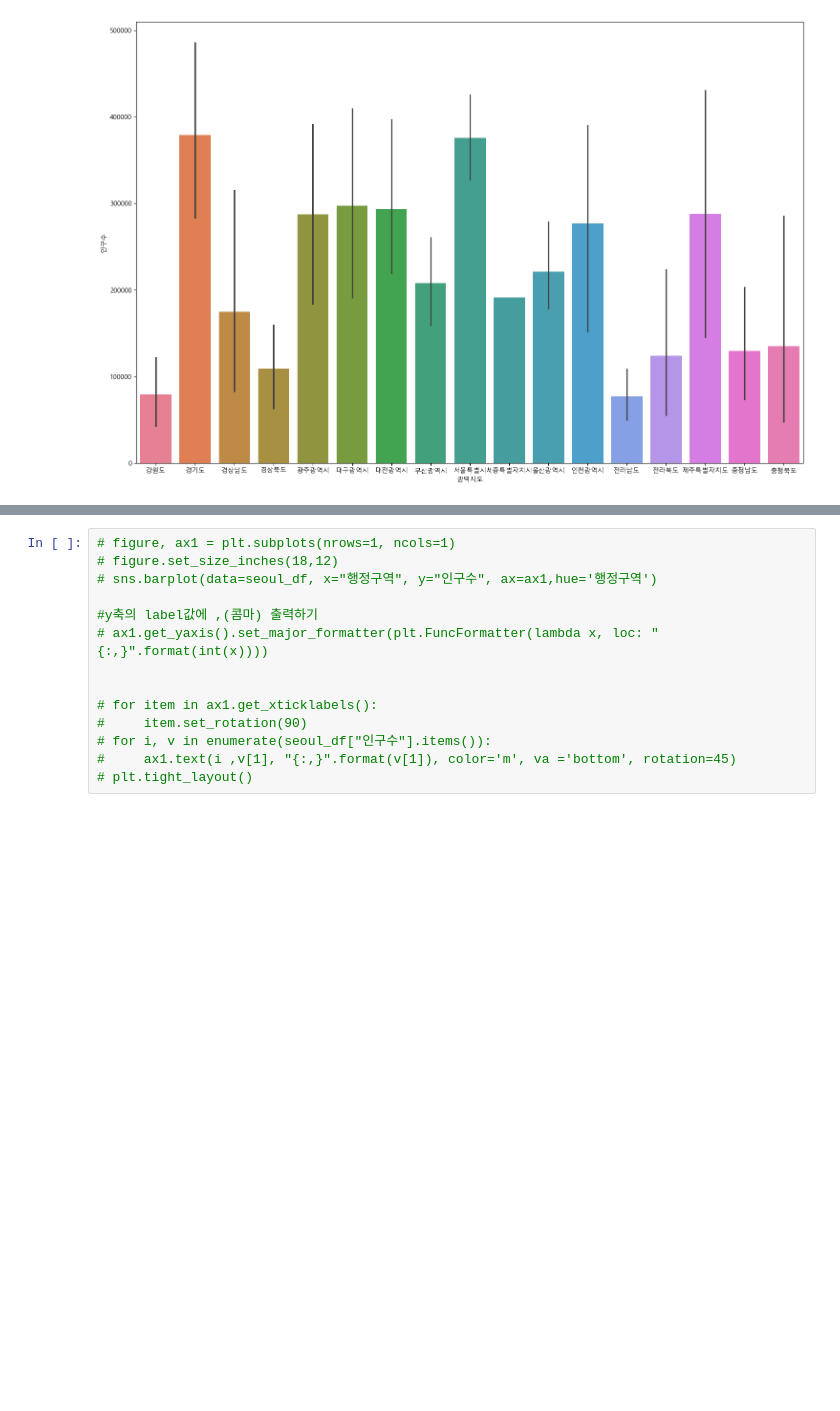
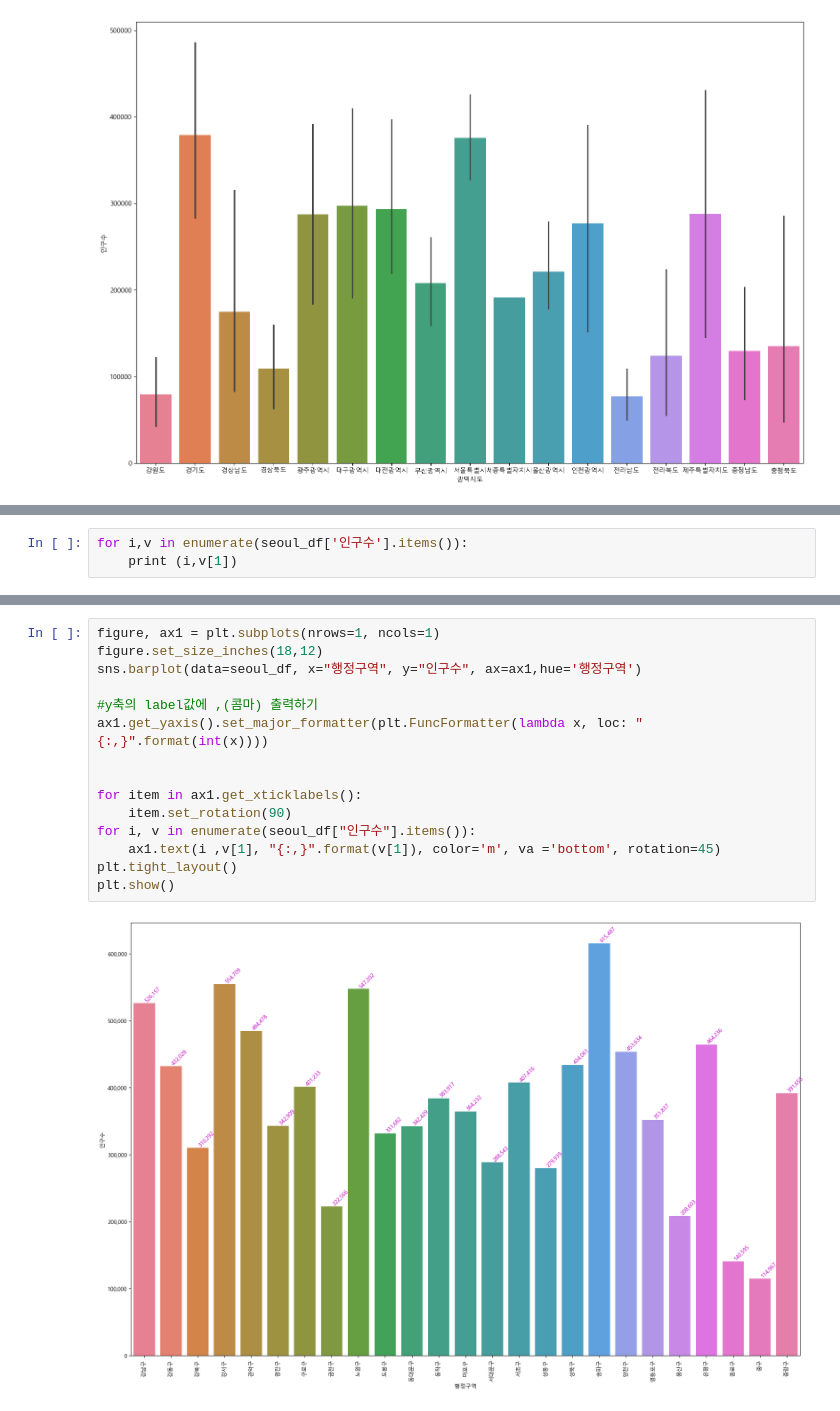
Before and after one commit to Suby201/Python_Webscraping_Analysis, a Jupyter notebook: 03-1.행정구역정보_분석과시각화.ipynb, the cells around one changed output, grey strips where cells are left out. Cells and saved outputs as stored; diff of their text form; blank space fills up the shorter version.

```diff
--- a/03-1.행정구역정보_분석과시각화.ipynb
+++ b/03-1.행정구역정보_분석과시각화.ipynb
@@ -910,0 +1005,3 @@ plt.show()
+# %%
+for i,v in enumerate(seoul_df['인구수'].items()):
+    print (i,v[1])
@@ -911,14 +1026,17 @@ plt.show()
 # %%
-# figure, ax1 = plt.subplots(nrows=1, ncols=1)
-# figure.set_size_inches(18,12)
-# sns.barplot(data=seoul_df, x="행정구역", y="인구수", ax=ax1,hue='행정구역')
+figure, ax1 = plt.subplots(nrows=1, ncols=1)
+figure.set_size_inches(18,12)
+sns.barplot(data=seoul_df, x="행정구역", y="인구수", ax=ax1,hue='행정구역')
 
 #y축의 label값에 ,(콤마) 출력하기
-# ax1.get_yaxis().set_major_formatter(plt.FuncFormatter(lambda x, loc: "{:,}".format(int(x))))
+ax1.get_yaxis().set_major_formatter(plt.FuncFormatter(lambda x, loc: "{:,}".format(int(x))))
 
 
-# for item in ax1.get_xticklabels():
-#     item.set_rotation(90)
-# for i, v in enumerate(seoul_df["인구수"].items()):
-#     ax1.text(i ,v[1], "{:,}".format(v[1]), color='m', va ='bottom', rotation=45)
-# plt.tight_layout()
+for item in ax1.get_xticklabels():
+    item.set_rotation(90)
+for i, v in enumerate(seoul_df["인구수"].items()):
+    ax1.text(i ,v[1], "{:,}".format(v[1]), color='m', va ='bottom', rotation=45)
+plt.tight_layout()
+plt.show()
+# %% [output]
+[figure, added]
```
Also changed, not shown: parts of 8 cells of this notebook.
